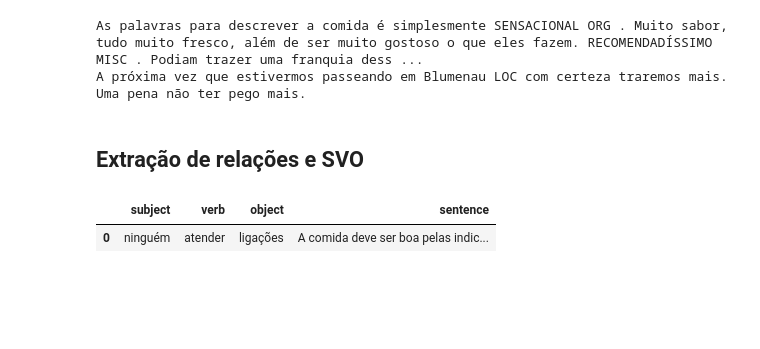
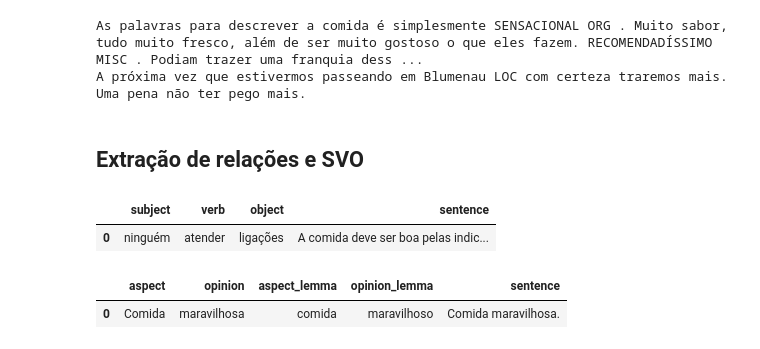
Before and after one commit to incrisvel/adaptaste, a Jupyter notebook: parsing_ner_er.ipynb, the cells around one changed output. Drawn from its saved outputs; the diff is of its cells as text; code cells hidden in the pictures; blank space fills up the shorter version.

Commit message:
:construction: wip: extract opinion aspects from text

```diff
--- a/parsing_ner_er.ipynb
+++ b/parsing_ner_er.ipynb
@@ -224,3 +225,47 @@ display(pd.DataFrame(svo_records))
 # %% [output]
 |  | subject | verb | object | sentence |
 | 0 | ninguém | atender | ligações | A comida deve ser boa pelas indic... |
+# %%
+def extract_aspect_opinions(doc):
+    records = []
+
+    for token in doc:
+        if token.pos_ not in {"NOUN", "PROPN"}:
+            continue
+
+        # Adjetivos ligados diretamente ao substantivo, como "comida deliciosa", "atendimento demorado"
+        adjectives = [
+            child for child in token.children
+            if child.pos_ == "ADJ"
+            and child.dep_ in {"amod", "acomp"}
+        ]
+
+        # Construções como "a comida estava deliciosa"
+        for child in token.children:
+            if child.dep_ in {"cop", "aux", "aux:pass"}:
+                adjectives.extend([
+                    candidate
+                    for candidate in child.head.children
+                    if candidate.pos_ == "ADJ"
+                ])
+
+        for adjective in adjectives:
+            records.append({
+                "aspect": token.text,
+                "opinion": adjective.text,
+                "aspect_lemma": token.lemma_,
+                "opinion_lemma": adjective.lemma_,
+                "sentence": token.sent.text
+            })
+
+    return records
+
+
+example_doc = nlp(texts[4])
+
+aspect_records = extract_aspect_opinions(example_doc)
+
+display(pd.DataFrame(aspect_records))
+# %% [output]
+|  | aspect | opinion | aspect_lemma | opinion_lemma | sentence |
+| 0 | Comida | maravilhosa | comida | maravilhoso | Comida maravilhosa. |
```
Also changed, not shown: parts of 1 cell of this notebook.
